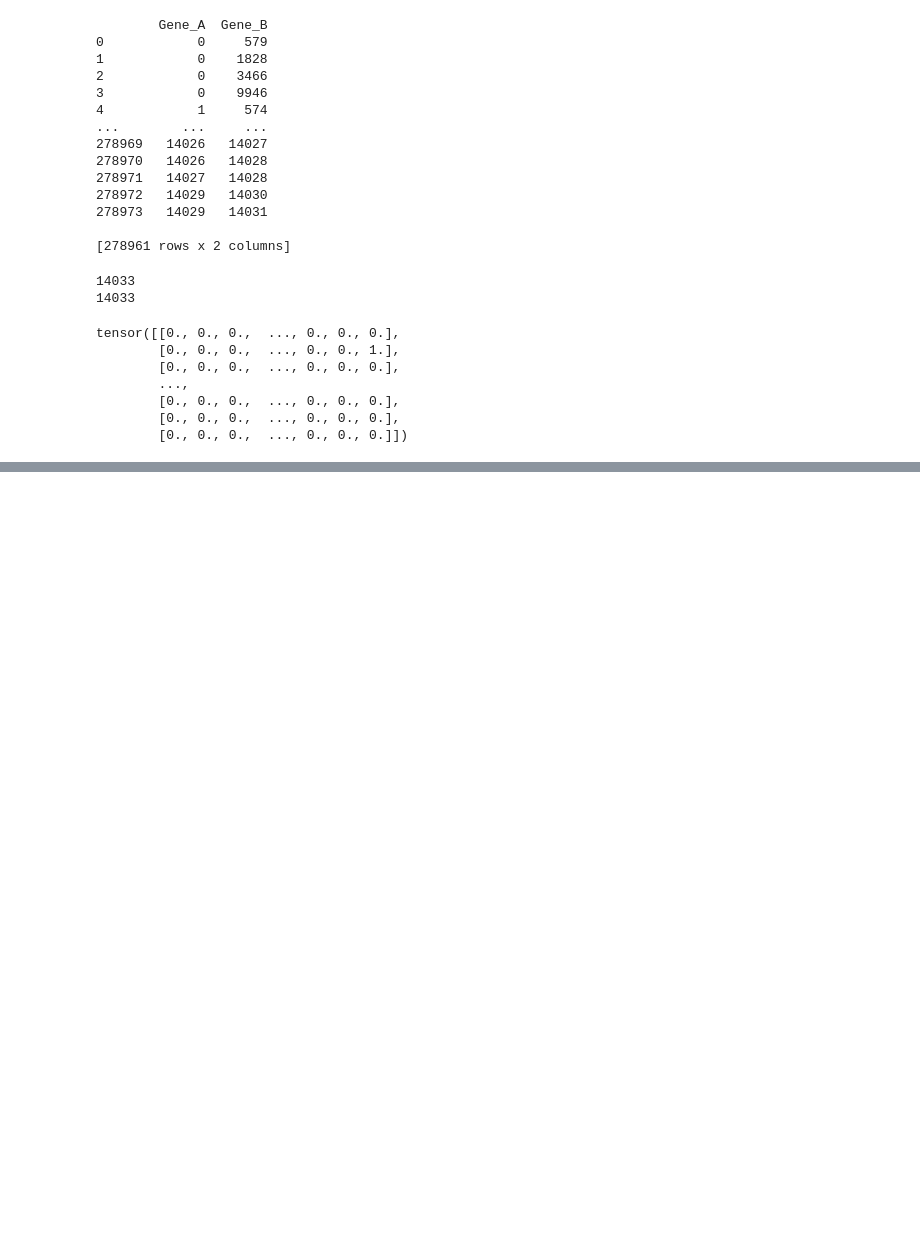
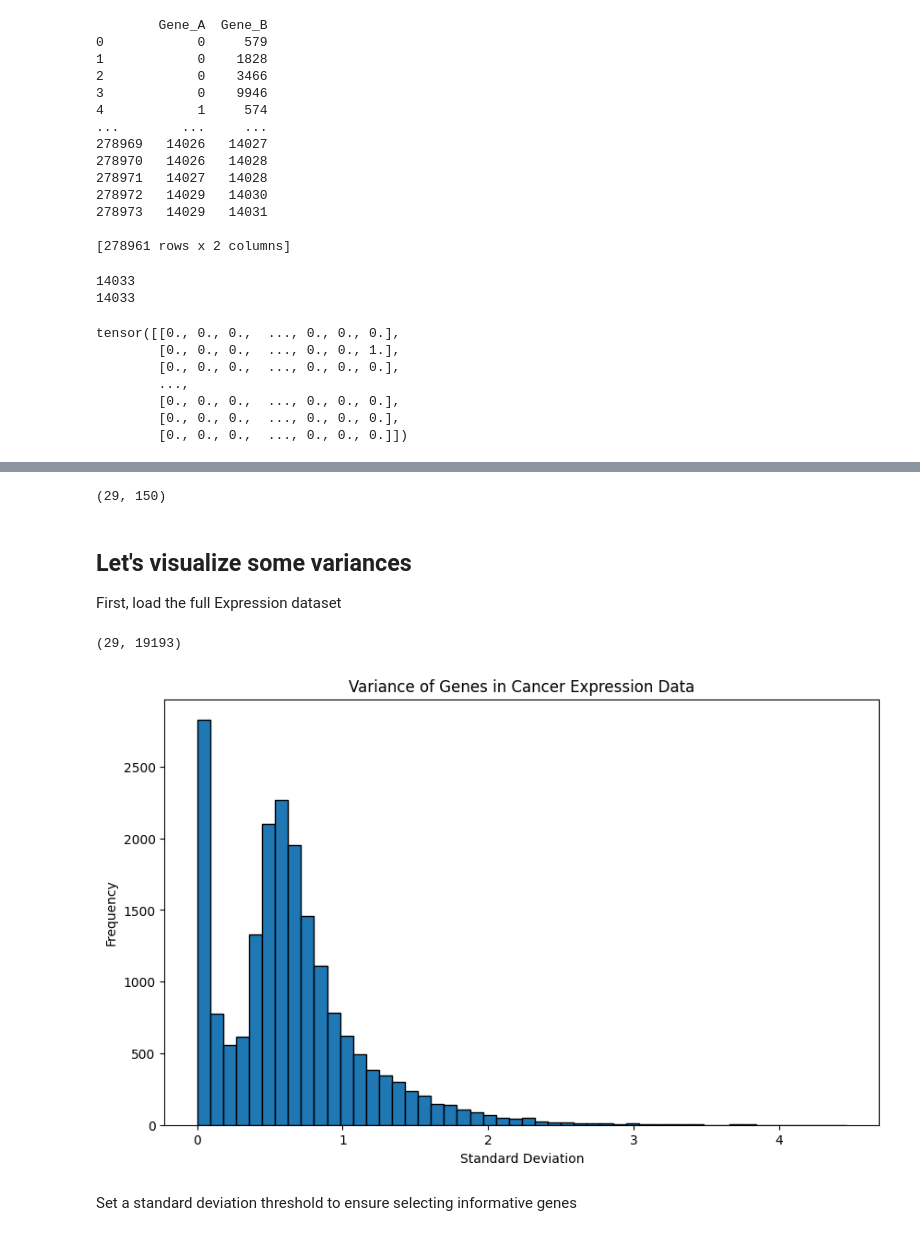
Before and after one commit to jovanafilipovic1/HetGNN, a Jupyter notebook: preprocessing_notebook.ipynb, the cells around one changed output, grey strips where cells are left out. Saved outputs shown, nothing was run; the diff lists cells and outputs as text; code cells hidden in the pictures; blank space fills up the shorter version.

```diff
--- a/preprocessing_notebook.ipynb
+++ b/preprocessing_notebook.ipynb
@@ -458,0 +956,63 @@ tensor([[10241,     7,     9,  ..., 10237,  2046, 10239],
+# %%
+print(cancer_expression_features.shape)
+# %% [output]
+(29, 150)
+# %% [markdown]
+## Let's visualize some variances
+
+First, load the full Expression dataset
+# %%
+path = BASE_PATH + 'Depmap/OmicsExpressionProteinCodingGenesTPMLogp1.csv'
+ccle_expression = pd.read_csv(path, header=0, index_col=0)
+ccle_expression.columns = [i.split(' ')[0] for i in ccle_expression.columns]
+
+feature_dfs = {}
+# Find intersection of cells
+valid_expression_cells = set(cells) & set(ccle_expression.index)
+#cells_with_features &= valid_expression_cells
+
+if len(valid_expression_cells) == 0:
+    print("Warning: No cells have expression data")
+else:
+    # Filter cells that are in our network
+    cancer_expression = ccle_expression.loc[list(valid_expression_cells)]
+# %%
+print(cancer_expression.shape)
+# %% [output]
+(29, 19193)
+# %%
+# make plot of variances of the genes
+plt.figure(figsize=(10, 6))
+plt.hist(cancer_expression.std(), bins=50, edgecolor='black')
+plt.title('Variance of Genes in Cancer Expression Data')
+plt.xlabel('Standard Deviation')
+plt.ylabel('Frequency')
+plt.show()
+
+# make second plot with mean-variance relationships for the genes
+
+# # Calculate mean and variance for each gene
+# mean_values = cancer_expression.mean(axis=0)
+# variance_values = cancer_expression.var(axis=0)
+
+# # create histogram of mean/variance values
+# plt.figure(figsize=(10, 6))
+# plt.hist(mean_values/variance_values, bins=50, edgecolor='black')
+# plt.title('Mean/Variance Relationship for Genes in Cancer Expression Data')
+# plt.xlabel('Mean/Variance Ratio')
+# plt.ylabel('Frequency')
+
+# plt.show()
+
+
+# # scatter plot of mean vs variance
+# plt.figure(figsize=(10, 6))
+# plt.scatter(mean_values, variance_values, alpha=0.5)
+# plt.title('Mean vs Variance for Genes in Cancer Expression Data')
+# plt.xlabel('Mean')
+# plt.ylabel('Variance')
+# plt.show()
+# %% [output]
+[figure, added]
+# %% [markdown]
+Set a standard deviation threshold to ensure selecting informative genes
```
Also changed, not shown: parts of 60 cells of this notebook, 8 other files.
